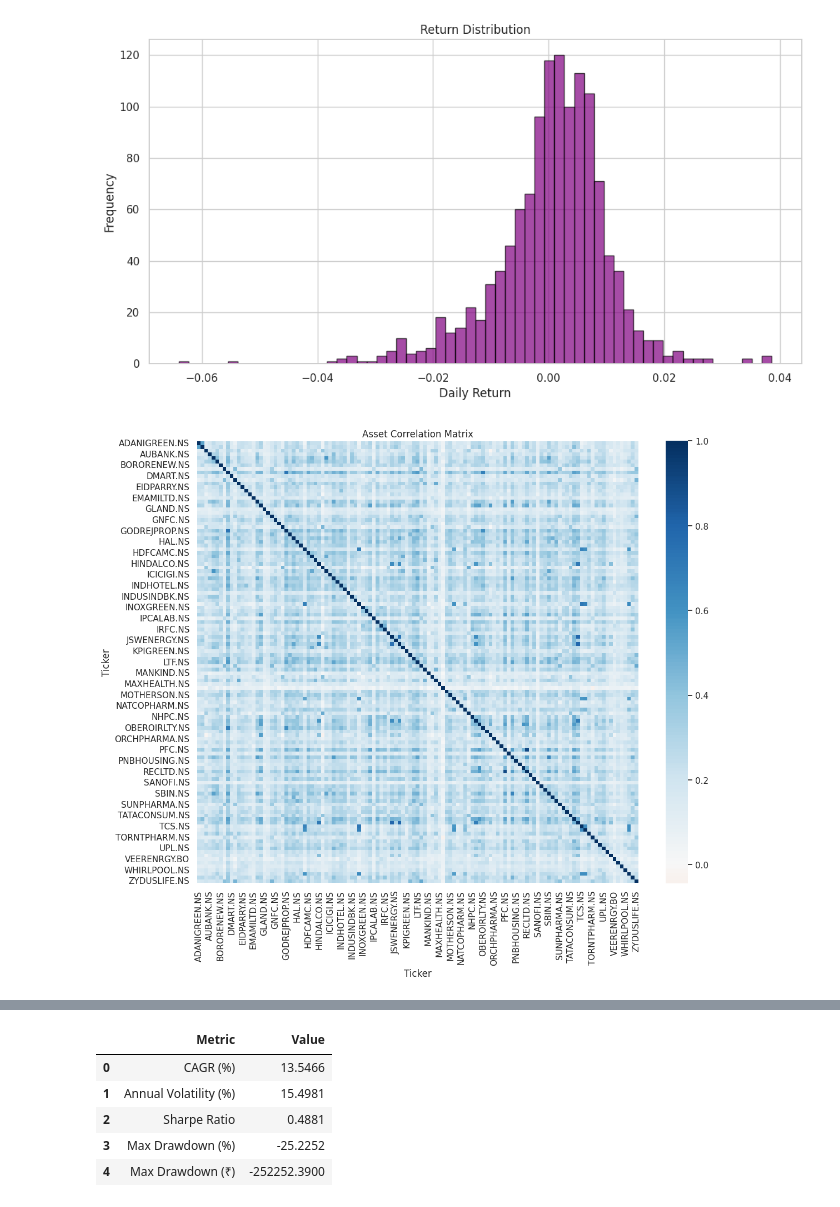
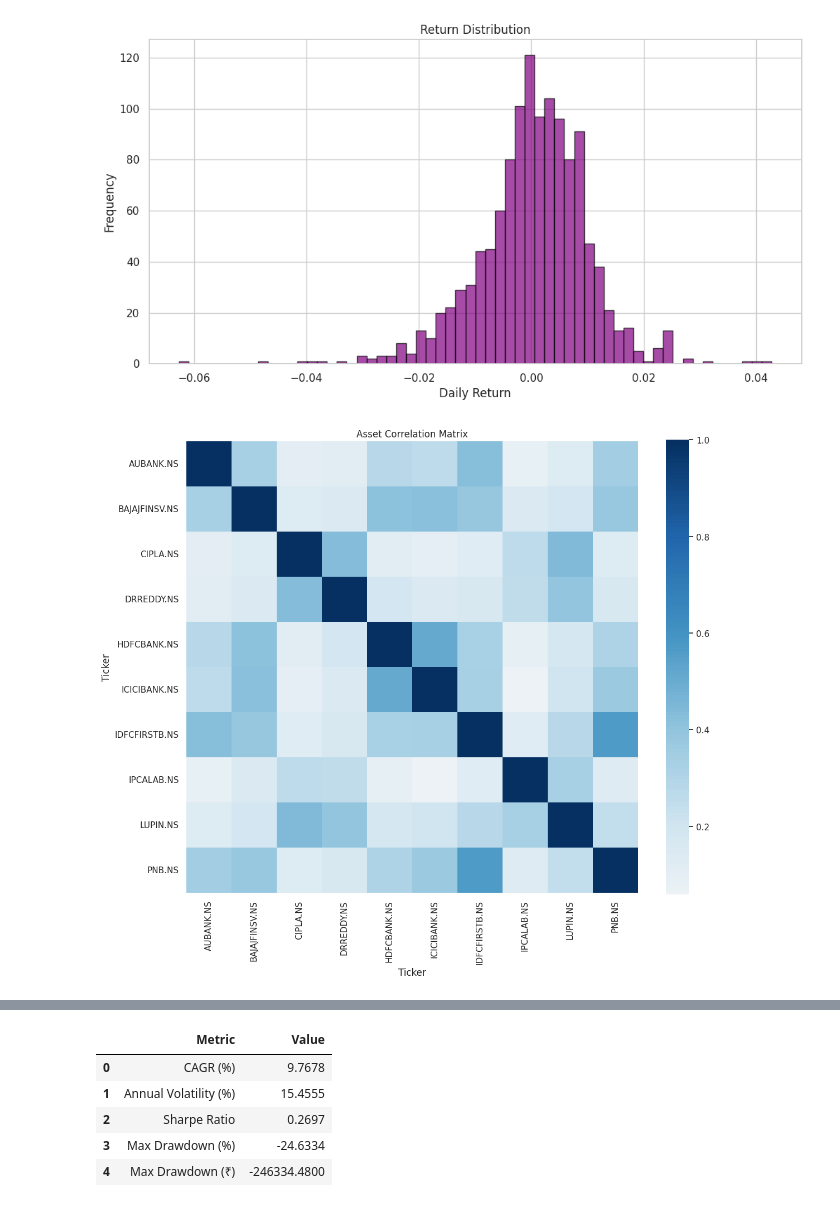
Before and after one commit to Akshu2827/Research-Analytics-Finance-, a Jupyter notebook: research_1.ipynb, the cells around one changed output, grey strips where cells are left out. Saved outputs shown, nothing was run; the diff lists cells and outputs as text; code cells hidden in the pictures.

Commit message:
graphs

```diff
--- a/research_1.ipynb
+++ b/research_1.ipynb
@@ -229,34 +229,7 @@ def portfolio_analysis(
 # ---------------------------------------------------------
 portfolio_list = [
     "IDFCFIRSTB.NS", "PNB.NS", "AUBANK.NS", "HDFCBANK.NS", "ICICIBANK.NS",
-    "BAJAJFINSV.NS", "CIPLA.NS", "DRREDDY.NS", "IPCALAB.NS", "LUPIN.NS",
-    "ZYDUSLIFE.NS", "SBICARD.NS", "ASIANPAINT.NS", "HINDUNILVR.NS", "TCS.NS",
-    "INFY.NS", "LT.NS", "MARUTI.NS", "SUNPHARMA.NS", "WIPRO.NS",
-    "ADANIGREEN.NS", "ADANIPOWER.NS", "DLF.NS", "DMART.NS", "EIDPARRY.NS",
-    "EICHERMOT.NS", "EIHOTEL.NS", "ELGIEQUIP.NS", "EMAMILTD.NS", "FEDERALBNK.NS",
-    "GAIL.NS", "GLAND.NS", "GLAXO.NS", "GLENMARK.NS", "GNFC.NS",
-    "GODREJAGRO.NS", "GODREJCP.NS", "GODREJPROP.NS", "GRANULES.NS", "GRASIM.NS",
-    "HAL.NS", "HAVELLS.NS", "HCLTECH.NS", "HDFCAMC.NS",
-    "HEROMOTOCO.NS", "HINDALCO.NS", "ICICIGI.NS",
-    "IEX.NS", "INDHOTEL.NS", "INDIGO.NS", "INDOWIND.NS", "INDUSTOWER.NS",
-    "INDUSINDBK.NS", "INOXGREEN.NS", "INOXWIND.NS",
-    "IOC.NS", "IRCTC.NS", "IRFC.NS", "ITC.NS",
-    "JINDALSTEL.NS", "JSWENERGY.NS", "JSWSTEEL.NS", "KOTAKBANK.NS", "KPIGREEN.NS",
-    "LAURUSLABS.NS", "LTF.NS", "M&M.NS",
-    "MANKIND.NS", "MARICO.NS", "MAXHEALTH.NS",
-    "MOREPENLAB.NS", "MOTHERSON.NS", "MPHASIS.NS", "NATCOPHARM.NS", "NAUKRI.NS",
-    "NESTLEIND.NS", "NHPC.NS", "NMDC.NS", "NTPC.NS",
-    "OBEROIRLTY.NS", "OLECTRA.NS", "ONGC.NS", "ORCHPHARMA.NS",
-    "PAGEIND.NS", "PAYTM.NS", "PFC.NS", "PFIZER.NS",
-    "PNBHOUSING.NS", "POLICYBZR.NS", "POWERGRID.NS", "RECLTD.NS", "RELAXO.NS",
-    "RELIANCE.NS", "SANOFI.NS", "SBIN.NS", "SBILIFE.NS",
-    "SHREECEM.NS", "SIEMENS.NS",
-    "SUZLON.NS", "SWSOLAR.NS", "TATACONSUM.NS", "TATAPOWER.NS", "TATASTEEL.NS",
-    "TECHM.NS", "TITAN.NS", "TORNTPHARM.NS", "TORNTPOWER.NS",
-    "TRENT.NS", "UPL.NS", "VBL.NS", "VEDL.NS",
-    "VGUARD.NS", "WESTLIFE.NS", "WHIRLPOOL.NS", "YESBANK.NS",
-    "IREDA.NS", "MINDSPACE.NS", "MUTHOOTCAP.NS", "BORORENEW.NS",
-    "VEERENRGY.BO", "AXISBANK.NS",
+    "BAJAJFINSV.NS", "CIPLA.NS", "DRREDDY.NS", "IPCALAB.NS", "LUPIN.NS"
 ]
 
 portfolio_analysis(
@@ -274,2 +247,2 @@ portfolio_analysis(
-[figure, old version]
+[figure, new version]
-[figure, old version]
+[figure, new version]
@@ -278,7 +251,7 @@ portfolio_analysis(
 |  | Metric | Value |
-| 0 | CAGR (%) | 13.5466 |
-| 1 | Annual Volatility (%) | 15.4981 |
-| 2 | Sharpe Ratio | 0.4881 |
-| 3 | Max Drawdown (%) | -25.2252 |
-| 4 | Max Drawdown (₹) | -252252.3900 |
+| 0 | CAGR (%) | 9.7678 |
+| 1 | Annual Volatility (%) | 15.4555 |
+| 2 | Sharpe Ratio | 0.2697 |
+| 3 | Max Drawdown (%) | -24.6334 |
+| 4 | Max Drawdown (₹) | -246334.4800 |
 |  | Risk Measure | Loss Amount |
```
Also changed, not shown: parts of 4 cells of this notebook.
